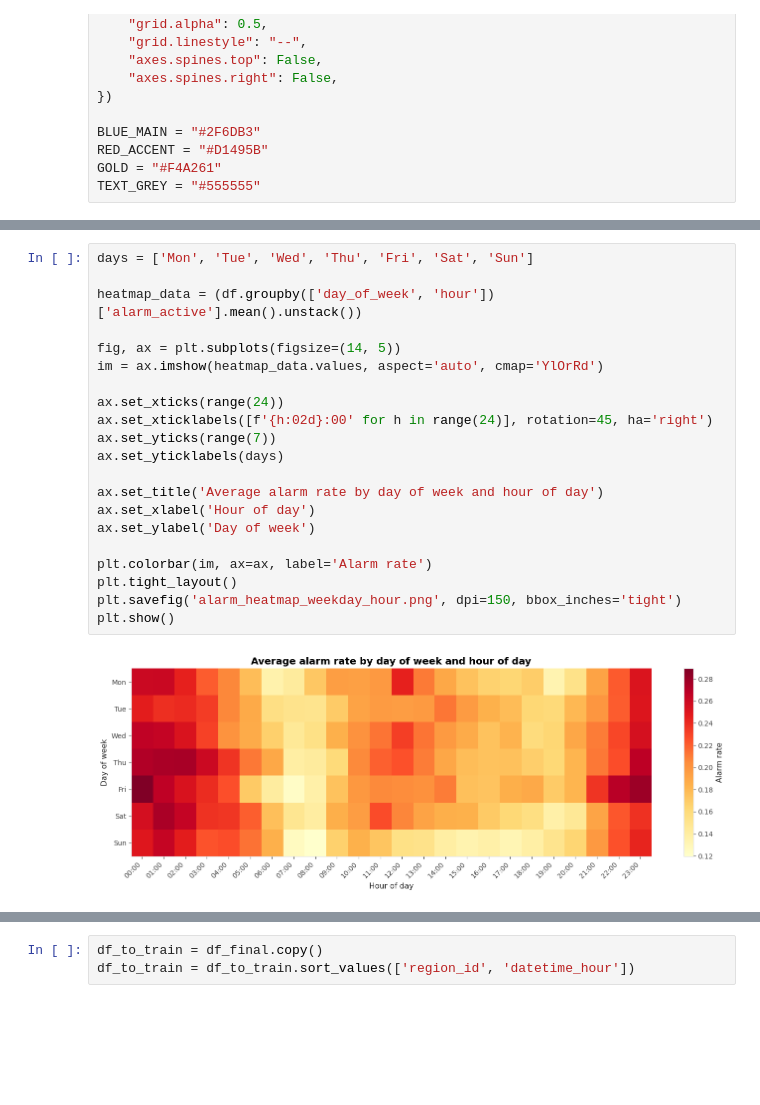
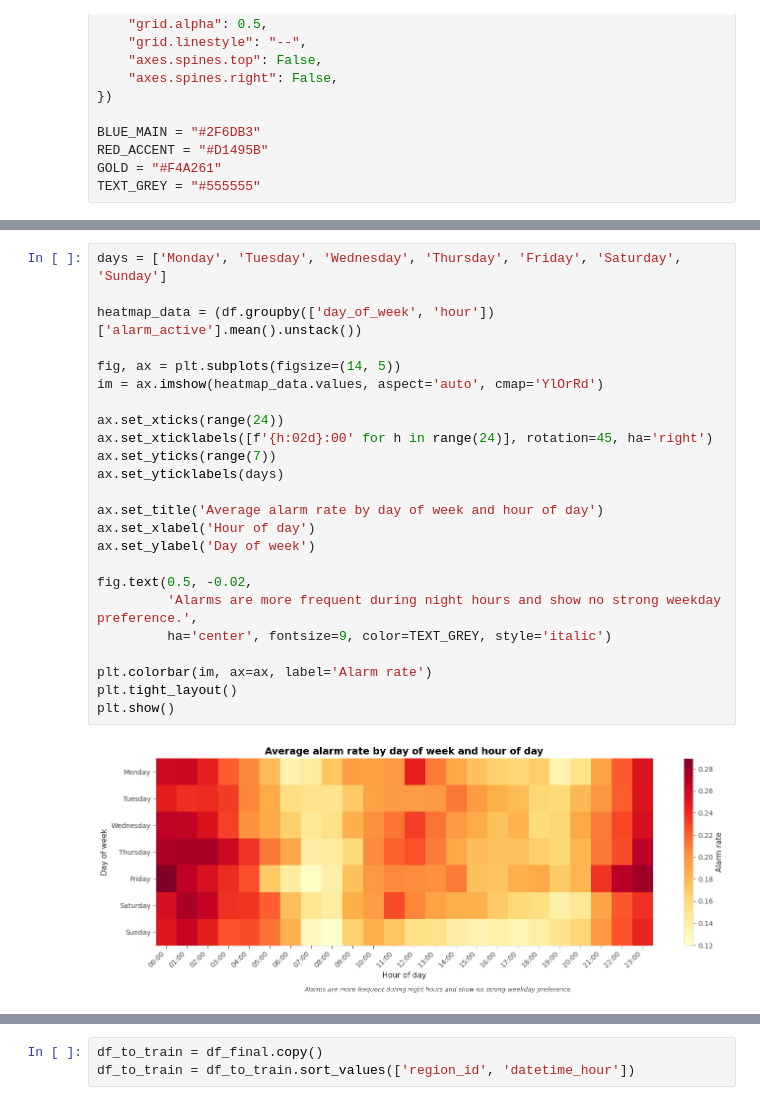
Before and after one commit to khorunzhaviktoriia/war-events-predictor-saas, a Jupyter notebook: forecasting/data_merge_feature_engineering.ipynb, the cells around one changed output, grey strips where cells are left out. Cells and saved outputs as stored; diff of their text form; blank space fills up the shorter version.

```diff
--- a/forecasting/data_merge_feature_engineering.ipynb
+++ b/forecasting/data_merge_feature_engineering.ipynb
@@ -1001,23 +1019,26 @@ plt.show()
 # %%
-days = ['Mon', 'Tue', 'Wed', 'Thu', 'Fri', 'Sat', 'Sun']
+days = ['Monday', 'Tuesday', 'Wednesday', 'Thursday', 'Friday', 'Saturday', 'Sunday']
 
 heatmap_data = (df.groupby(['day_of_week', 'hour'])['alarm_active'].mean().unstack())
 
 fig, ax = plt.subplots(figsize=(14, 5))
 im = ax.imshow(heatmap_data.values, aspect='auto', cmap='YlOrRd')
 
 ax.set_xticks(range(24))
 ax.set_xticklabels([f'{h:02d}:00' for h in range(24)], rotation=45, ha='right')
 ax.set_yticks(range(7))
 ax.set_yticklabels(days)
 
 ax.set_title('Average alarm rate by day of week and hour of day')
 ax.set_xlabel('Hour of day')
 ax.set_ylabel('Day of week')
 
+fig.text(0.5, -0.02,
+         'Alarms are more frequent during night hours and show no strong weekday preference.',
+         ha='center', fontsize=9, color=TEXT_GREY, style='italic')
+
 plt.colorbar(im, ax=ax, label='Alarm rate')
 plt.tight_layout()
-plt.savefig('alarm_heatmap_weekday_hour.png', dpi=150, bbox_inches='tight')
 plt.show()
 # %% [output]
-[figure, old version]
+[figure, new version]
```
Also changed, not shown: parts of 23 cells of this notebook.
